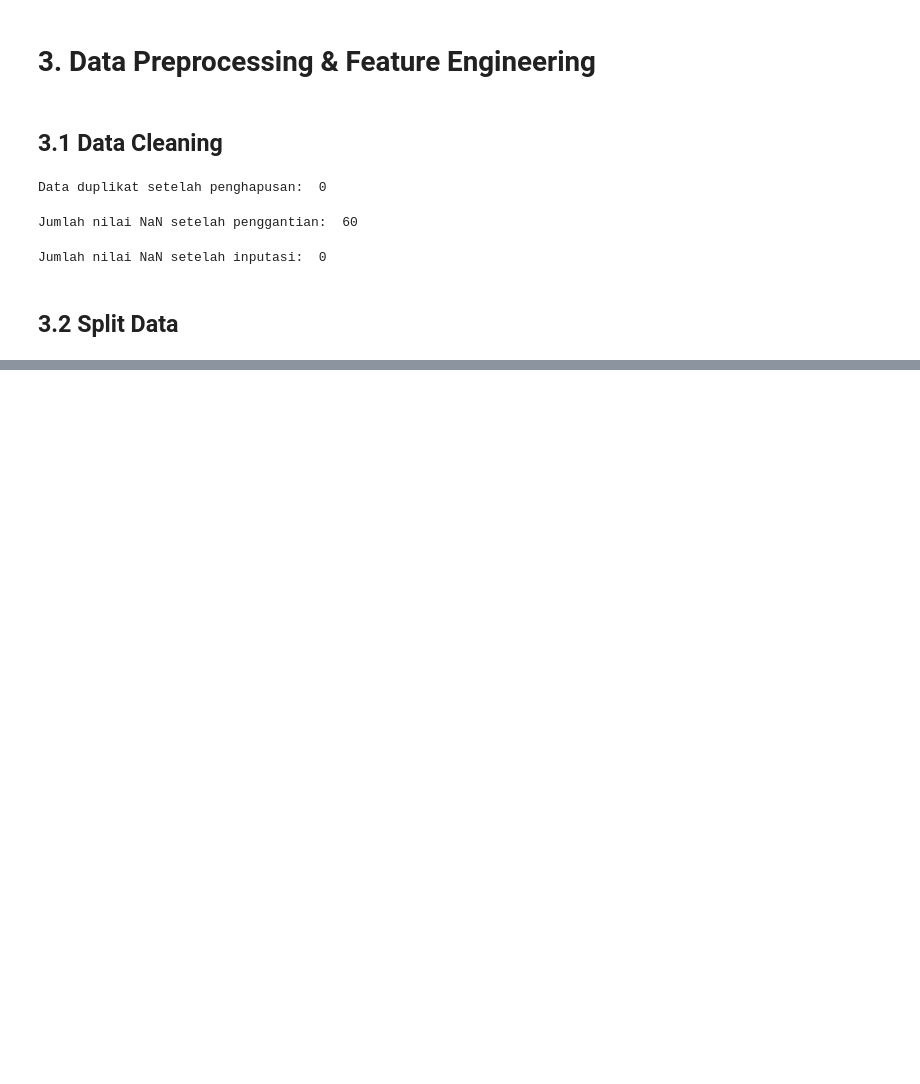
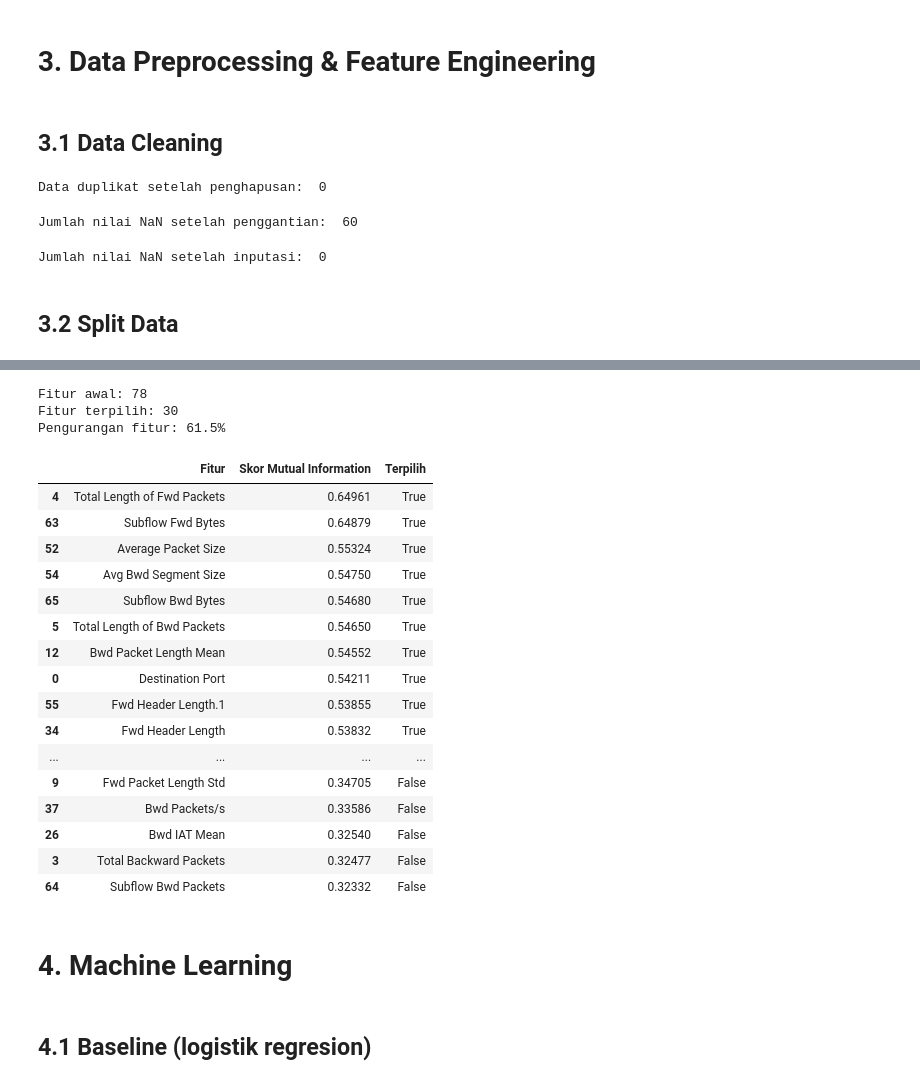
Before and after one commit to qolyubmir24/ML, a Jupyter notebook: ML.ipynb, the cells around one changed output, grey strips where cells are left out. Saved outputs shown, nothing was run; the diff lists cells and outputs as text; code cells hidden in the pictures; blank space fills up the shorter version.

```diff
--- a/ML.ipynb
+++ b/ML.ipynb
@@ -267,0 +214,11 @@ print(df_train.shape, df_test.shape)
+# %%
+# Menentukan kandidat jumlah fitur (K) untuk pemilihan fitur
+K_CANDIDATES = sorted(
+    set(k for k in [5, 10, 15, 20, 30, 40, 60, X_labeled.shape[1]]
+        if k <= X_labeled.shape[1])
+)
+
+cv_fs = StratifiedKFold(n_splits=3, shuffle=True, random_state=42)
+
+print("Kandidat jumlah fitur:", K_CANDIDATES)
+print("Jumlah fold:", cv_fs.get_n_splits())
@@ -267,0 +316,58 @@ print(df_train.shape, df_test.shape)
+# %%
+# Pelajari peringkat fitur dari subset training berlabel saja.
+selector_fs = SelectKBest(
+    score_func=lambda X_input, y_input: mutual_info_classif(
+        X_input, y_input, random_state=42
+    ),
+    k=jumlah_fitur_terpilih
+)
+selector_fs.fit(X_labeled, y_labeled)
+
+fitur_terpilih = X_labeled.columns[
+    selector_fs.get_support()
+].tolist()
+
+# Terapkan daftar fitur yang sama ke semua bagian data.
+X_labeled_fs = X_labeled[fitur_terpilih].copy()
+X_unlabeled_fs = X_unlabeled[fitur_terpilih].copy()
+X_test_fs = X_test[fitur_terpilih].copy()
+
+print(f"Fitur awal: {X_labeled.shape[1]}")
+print(f"Fitur terpilih: {len(fitur_terpilih)}")
+print(f"Pengurangan fitur: {100 * (1 - len(fitur_terpilih) / X_labeled.shape[1]):.1f}%")
+# %% [output]
+Fitur awal: 78
+Fitur terpilih: 30
+Pengurangan fitur: 61.5%
+# %%
+# Tabel skor mutual information untuk semua fitur
+skor_mi_final = selector_fs.scores_
+tabel_fitur = pd.DataFrame({
+    "Fitur": X_labeled.columns,
+    "Skor Mutual Information": skor_mi_final,
+    "Terpilih": selector_fs.get_support()
+}).sort_values("Skor Mutual Information", ascending=False)
+
+display(tabel_fitur.head(35).round(5))
+# %% [output]
+|  | Fitur | Skor Mutual Information | Terpilih |
+| 4 | Total Length of Fwd Packets | 0.64961 | True |
+| 63 | Subflow Fwd Bytes | 0.64879 | True |
+| 52 | Average Packet Size | 0.55324 | True |
+| 54 | Avg Bwd Segment Size | 0.54750 | True |
+| 65 | Subflow Bwd Bytes | 0.54680 | True |
+| 5 | Total Length of Bwd Packets | 0.54650 | True |
+| 12 | Bwd Packet Length Mean | 0.54552 | True |
+| 0 | Destination Port | 0.54211 | True |
+| 55 | Fwd Header Length.1 | 0.53855 | True |
+| 34 | Fwd Header Length | 0.53832 | True |
+| ... | ... | ... | ... |
+| 9 | Fwd Packet Length Std | 0.34705 | False |
+| 37 | Bwd Packets/s | 0.33586 | False |
+| 26 | Bwd IAT Mean | 0.32540 | False |
+| 3 | Total Backward Packets | 0.32477 | False |
+| 64 | Subflow Bwd Packets | 0.32332 | False |
+# %% [markdown]
+# 4. Machine Learning
+# %% [markdown]
+## 4.1 Baseline (logistik regresion)
```
Also changed, not shown: parts of 28 cells of this notebook.
